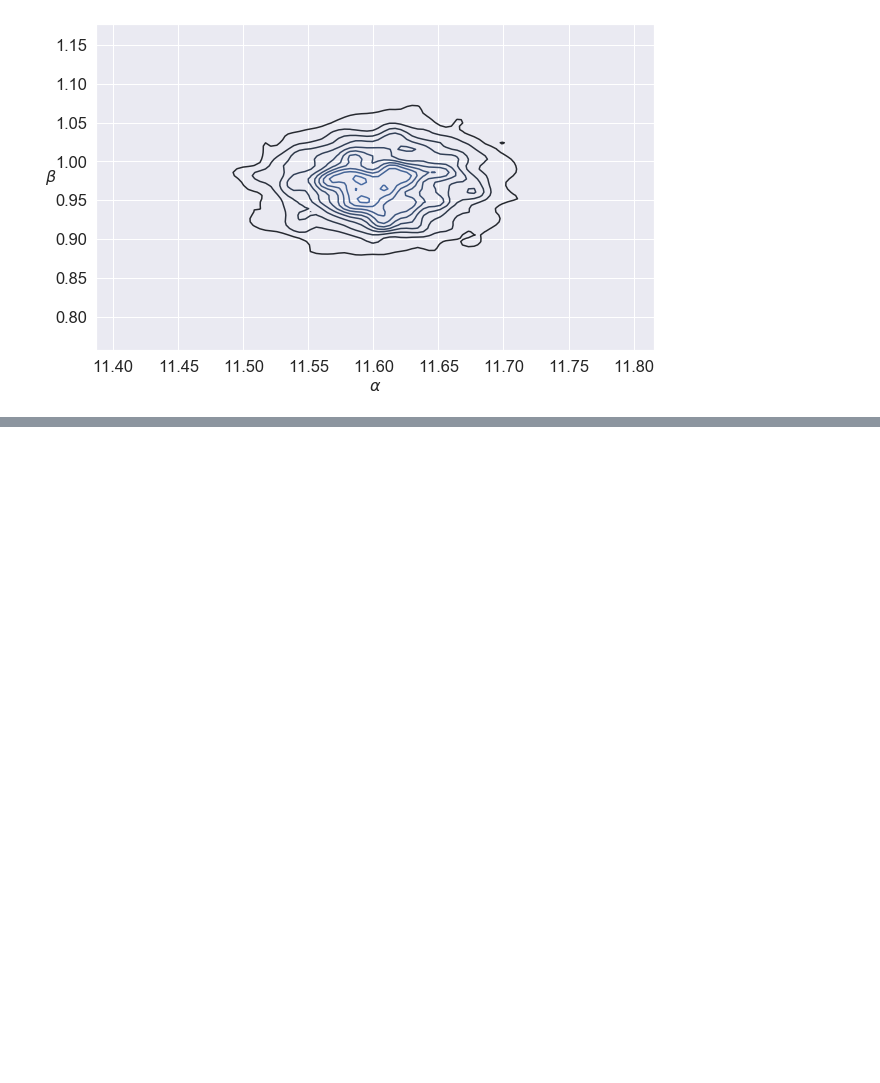
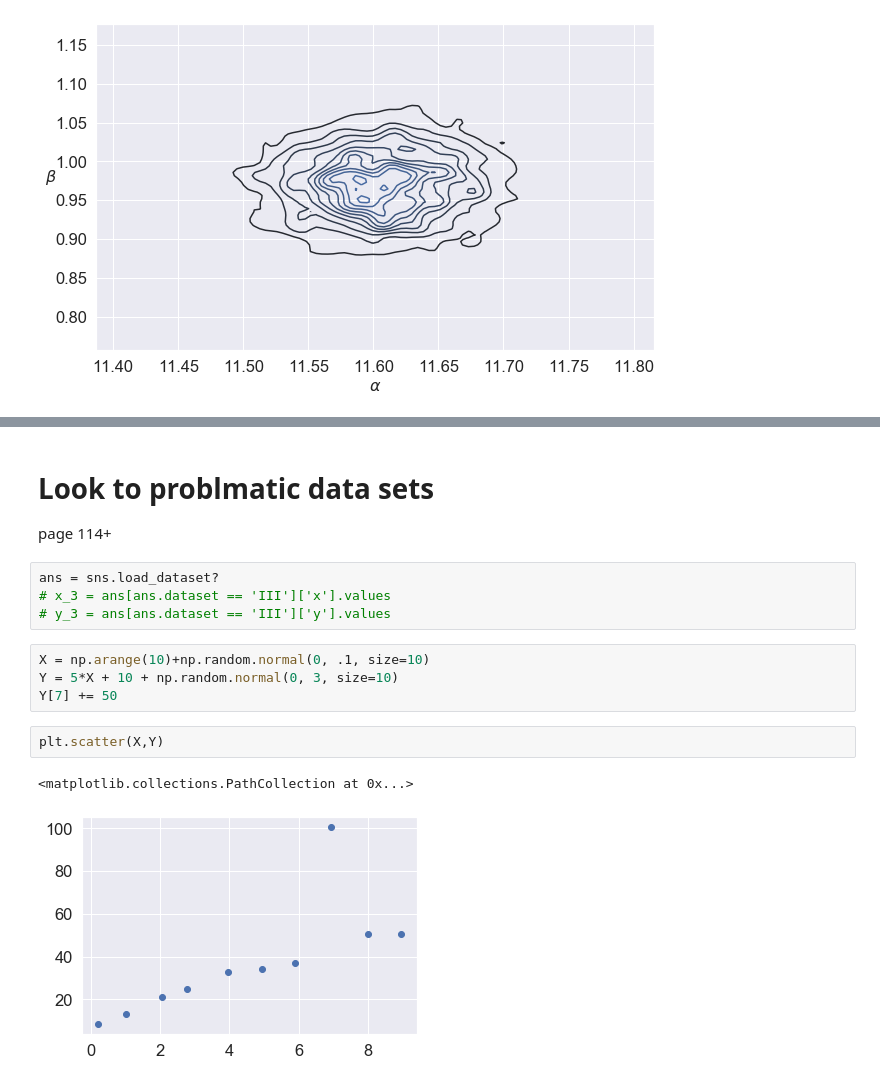
Before and after one commit to balarsen/pymc_learning, a Jupyter notebook: BayesianAnalysisWithPython/Regression.ipynb, the cells around one changed output, grey strips where cells are left out. Drawn from its saved outputs; the diff is of its cells as text; blank space fills up the shorter version.

```diff
--- a/BayesianAnalysisWithPython/Regression.ipynb
+++ b/BayesianAnalysisWithPython/Regression.ipynb
@@ -154,0 +214,16 @@ Text(0, 0.5, '$\\beta$')
+# %% [markdown]
+# Look to problmatic data sets
+page 114+
+# %%
+ans = sns.load_dataset?
+# x_3 = ans[ans.dataset == 'III']['x'].values
+# y_3 = ans[ans.dataset == 'III']['y'].values
+# %%
+X = np.arange(10)+np.random.normal(0, .1, size=10)
+Y = 5*X + 10 + np.random.normal(0, 3, size=10)
+Y[7] += 50
+# %%
+plt.scatter(X,Y)
+# %% [output]
+<matplotlib.collections.PathCollection at 0x...>
+[figure, added]
```
Also changed, not shown: parts of 18 cells of this notebook.
